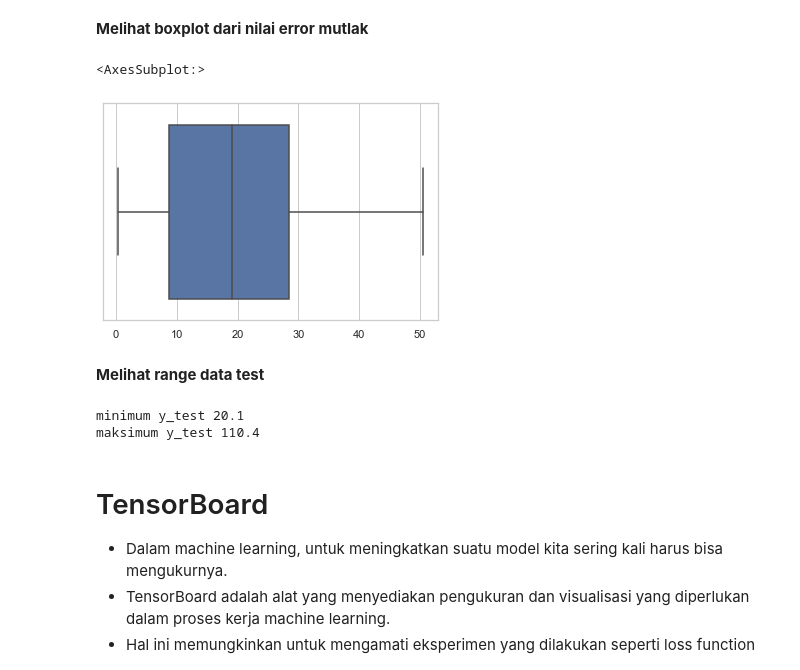
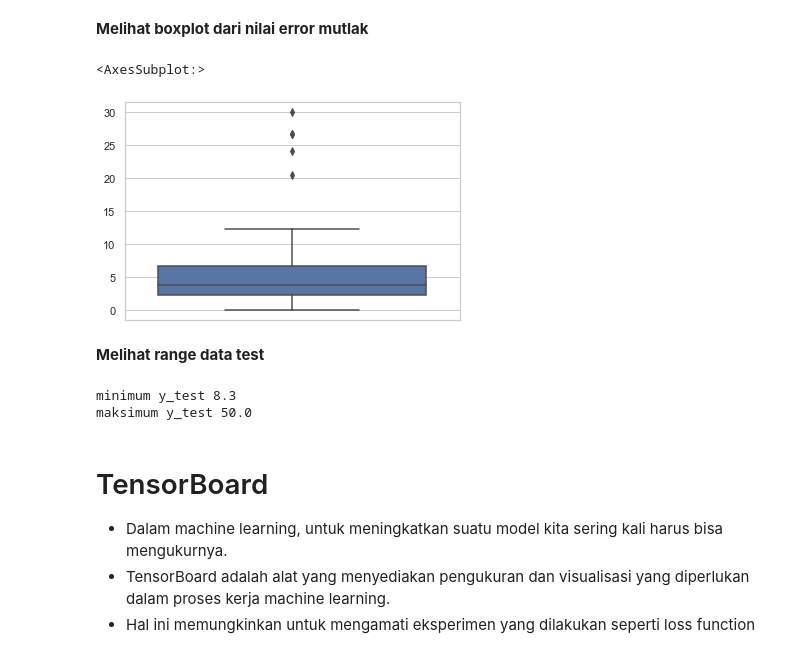
Before and after one commit to sakerajunior/ptpjb, a Jupyter notebook: 13 - Introduction to Deep Learning.ipynb, the cells around one changed output. Drawn from its saved outputs; the diff is of its cells as text; code cells hidden in the pictures.

```diff
--- a/13 - Introduction to Deep Learning.ipynb
+++ b/13 - Introduction to Deep Learning.ipynb
@@ -112,0 +105,12 @@ energi.head()
+# %%
+energi = pd.read_csv('data/konsumsi_energi.csv')
+energi.head()
+
+file_ = 'data/konsumsi_energi.csv'
+try: # Running Locally
+    energi = pd.read_csv(file_)
+except: # Running in Google Colab
+    !mkdir data
+    !wget -P data/ https://raw.githubusercontent.com/taudata-indonesia/ptpjb/main/{file_}
+    energi = pd.read_csv(file_)
+energi.head(10)
@@ -160,7 +189,7 @@ print(X.shape,y.shape)
 # Create training and test split
 from sklearn.model_selection import train_test_split
 
-X_train, X_test, y_train, y_test = train_test_split(X, y, test_size=0.25, random_state=1)
+X_train, X_test, y_train, y_test = train_test_split(X, y, test_size=0.2, random_state=1)
 
 print('Banyak data train:', len(X_train))
 print('Banyak data test :', len(X_test))
@@ -290,7 +317,7 @@ def create_model(neurons=10, activation='relu', dropout=0.2):
     model = Sequential()
     model.add(Dense(neurons, input_dim=3, activation=activation))
     model.add(Dropout(dropout))
-    model.add(Dense(1, activation='linear'))
+    model.add(Dense(1))
     # Compile model
     model.compile(loss='mse', optimizer='adam', metrics=['mae'])
     return model
@@ -426,7 +457,7 @@ model = create_model(32,'sigmoid',0.1)
 
 # Early Stopping
 from keras.callbacks import EarlyStopping
-es = EarlyStopping(monitor = 'val_loss', mode = "min", min_delta = 0.005, patience = 5, verbose = 1)
+es = EarlyStopping(monitor = 'val_loss', mode = "min", min_delta = 0.01, patience = 10, verbose = 1)
 
 # fit model
 history = model.fit(X_train_scaled,y_train_scaled,
@@ -494,18 +525,18 @@ MAE data test sebesar: 19.50044726874884
 # %%
 abs_error = np.abs(y_test-y_pred)
 
-sns.boxplot(abs_error)
+sns.boxplot(y = abs_error)
 # %% [output]
 <AxesSubplot:>
-[figure, old version]
+[figure, new version]
 # %% [markdown]
 **Melihat range data test**
 # %%
 print('minimum y_test', y_test.min())
 print('maksimum y_test', y_test.max())
 # %% [output]
-minimum y_test 20.1
-maksimum y_test 110.4
+minimum y_test 8.3
+maksimum y_test 50.0
 # %% [markdown]
 # TensorBoard
 
```
Also changed, not shown: parts of 45 cells of this notebook, 3 other files.
